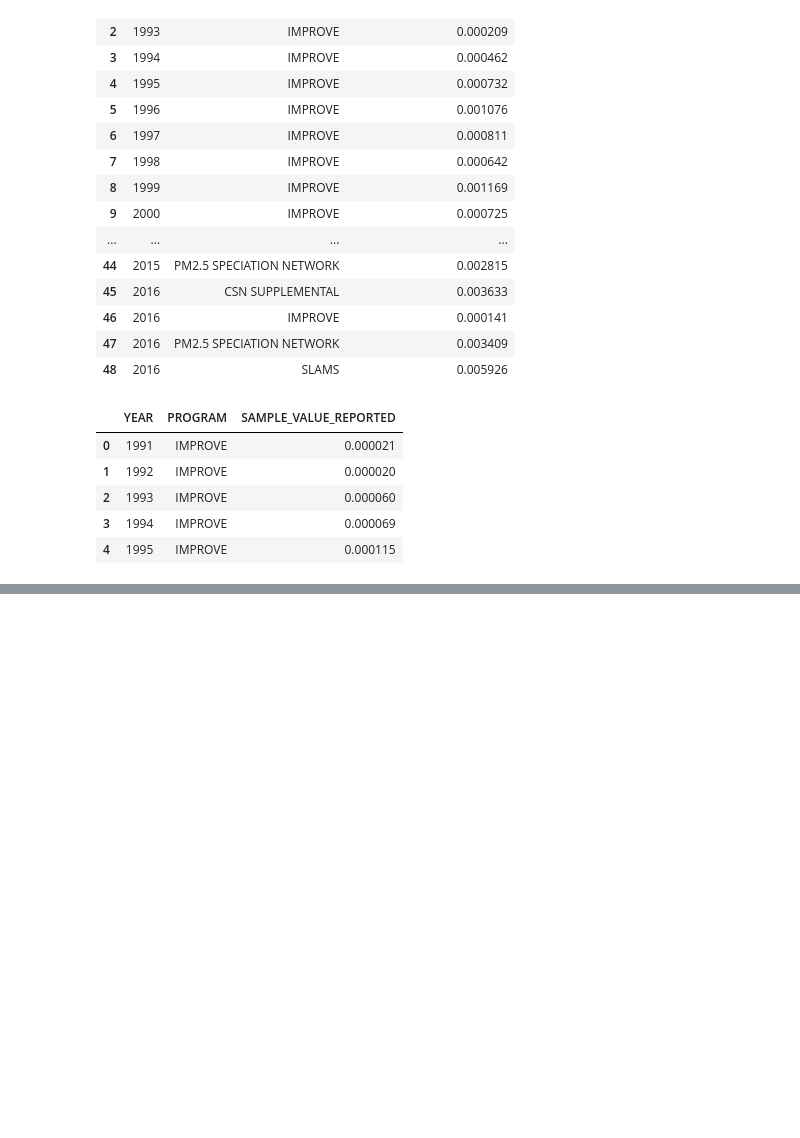
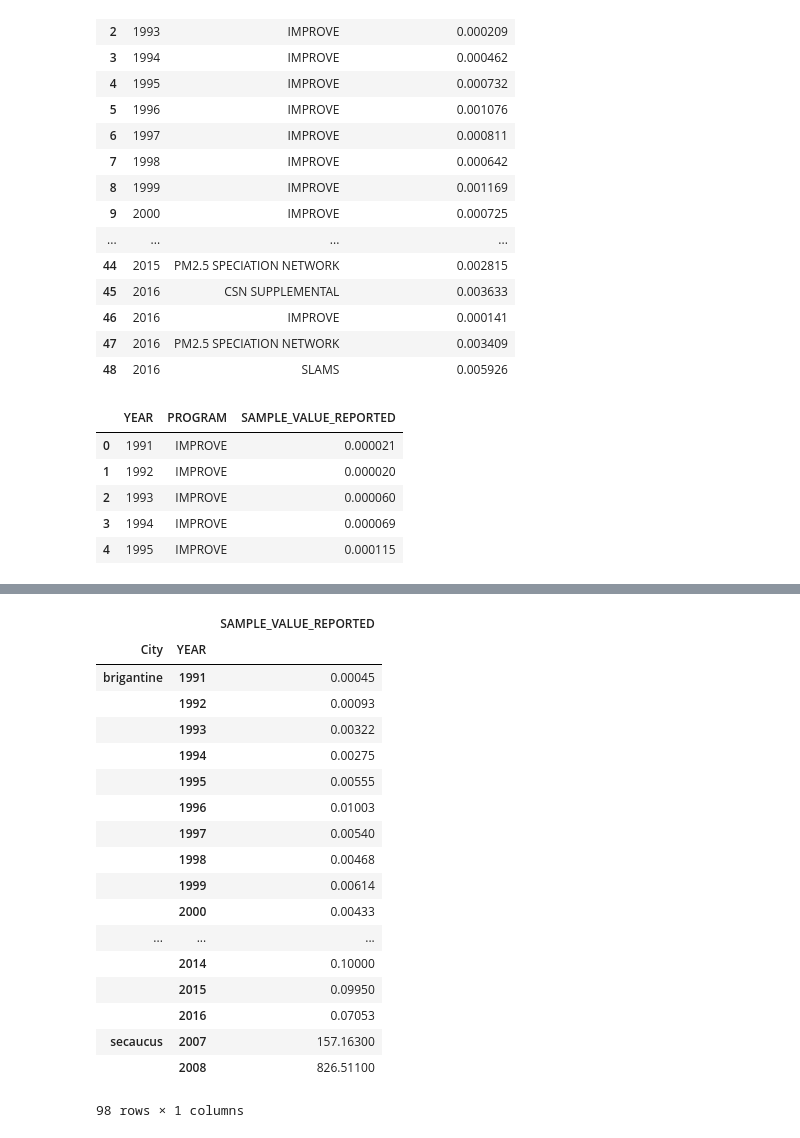
Before and after one commit to jjjjjeb/NJAir_EDA, a Jupyter notebook: Chromium/Chromium.ipynb, the cells around one changed output, grey strips where cells are left out. Drawn from its saved outputs; the diff is of its cells as text; code cells hidden in the pictures; blank space fills up the shorter version.

Commit message:
Chromium Updated

```diff
--- a/Chromium/Chromium.ipynb
+++ b/Chromium/Chromium.ipynb
@@ -774,3 +858,19 @@ plt.show()
 # %% [output]
 [interactive output not drawn]
 [interactive output not drawn]
+# %%
+from citipy import citipy
+coordinates = []
+for index, row in chromium_df.iterrows():
+    if (row['MONITOR_LATITUDE'], row['MONITOR_LONGITUDE']) not in coordinates:
+        coordinates.append((row['MONITOR_LATITUDE'],row['MONITOR_LONGITUDE']))
+# coordinates
+cities = []
+for coordinate_pair in coordinates:
+    lat, lon = coordinate_pair
+    cities.append(citipy.nearest_city(lat, lon))
+# cities
+city_names = []
+for city in cities:
+    city_names.append(city.city_name)
+city_names
@@ -776,0 +889,11 @@ plt.show()
+# %%
+city_data = pd.DataFrame({'Coordinates':coordinates,'City Name': city_names})
+city_data
+city_index = []
+for index, row in chromium_df.iterrows():
+    for cindex, crow in city_data.iterrows():
+        if crow['Coordinates'][1] == row['MONITOR_LONGITUDE']:
+            city_index.append(crow['City Name'])
+            continue
+chromium_df['City'] = city_index
+chromium_df
@@ -776,0 +944,26 @@ plt.show()
+# %%
+grouped_city= chromium_df.groupby(["City", "YEAR"])
+
+year = pd.DataFrame(grouped_city["SAMPLE_VALUE_REPORTED"].max())
+
+year
+# %% [output]
+|  |  | SAMPLE_VALUE_REPORTED |
+| City | YEAR |  |
+| brigantine | 1991 | 0.00045 |
+|  | 1992 | 0.00093 |
+|  | 1993 | 0.00322 |
+|  | 1994 | 0.00275 |
+|  | 1995 | 0.00555 |
+|  | 1996 | 0.01003 |
+|  | 1997 | 0.00540 |
+|  | 1998 | 0.00468 |
+|  | 1999 | 0.00614 |
+|  | 2000 | 0.00433 |
+| ... | ... | ... |
+|  | 2014 | 0.10000 |
+|  | 2015 | 0.09950 |
+|  | 2016 | 0.07053 |
+| secaucus | 2007 | 157.16300 |
+|  | 2008 | 826.51100 |
+98 rows × 1 columns
```
Also changed, not shown: parts of 10 cells of this notebook.
